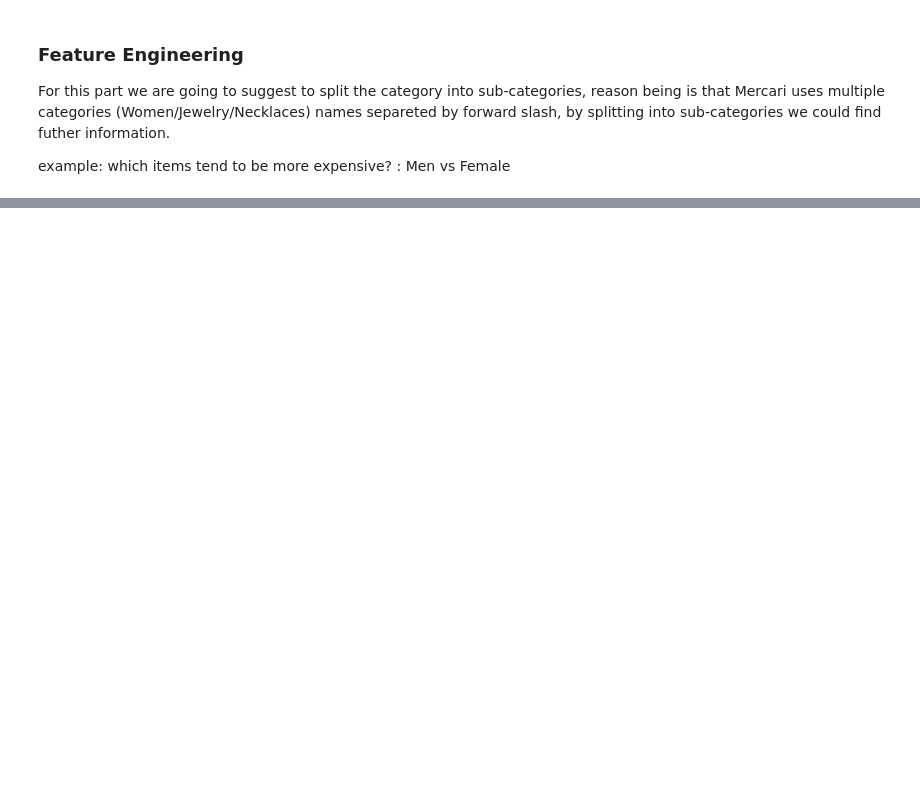
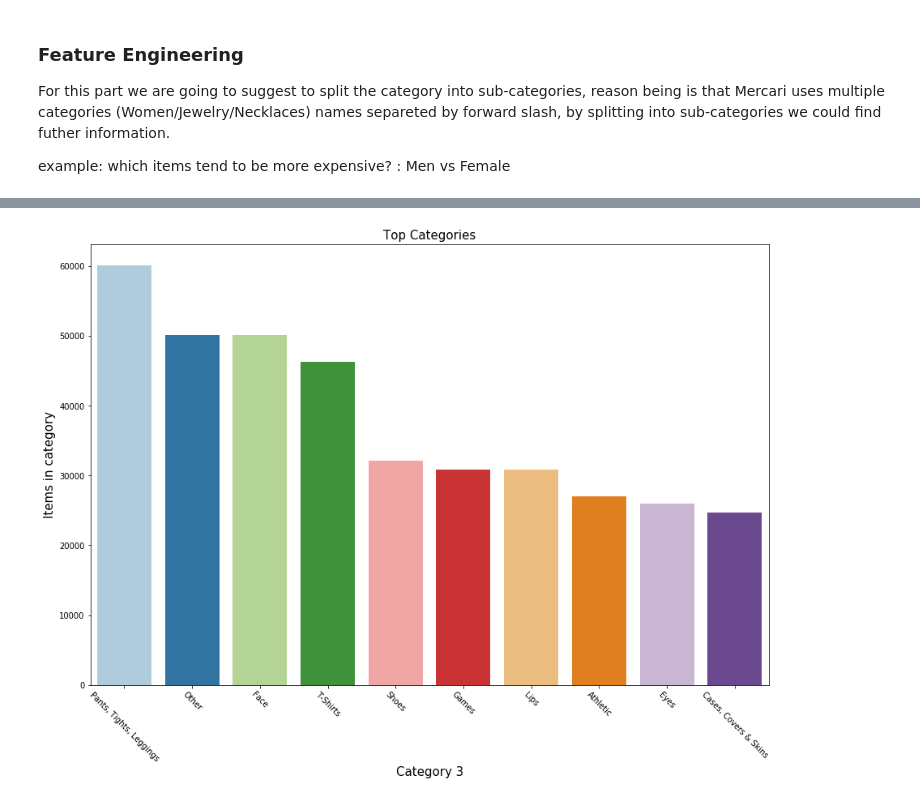
Before and after one commit to asthanameghna/kaggleProject, a Jupyter notebook: Kaggle_Competition.ipynb, the cells around one changed output, grey strips where cells are left out. Cells and saved outputs as stored; diff of their text form; code cells hidden in the pictures; blank space fills up the shorter version.

```diff
--- a/Kaggle_Competition.ipynb
+++ b/Kaggle_Competition.ipynb
@@ -374,0 +401,16 @@ plt.show()
+# %%
+# plot category 3
+plt.figure(figsize=(15, 10))
+x = data_set['category_3']
+y = data_set['category_3'].value_counts().index[:10]
+
+sns.countplot(x, order=y, palette='Paired')
+
+plt.title('Top Categories', fontsize=15)
+plt.xlabel('Category 3', fontsize=15)
+plt.ylabel('Items in category', fontsize=15)
+plt.xticks(rotation=-45)
+
+plt.show()
+# %% [output]
+[figure, added]
```
Also changed, not shown: parts of 4 cells of this notebook.
